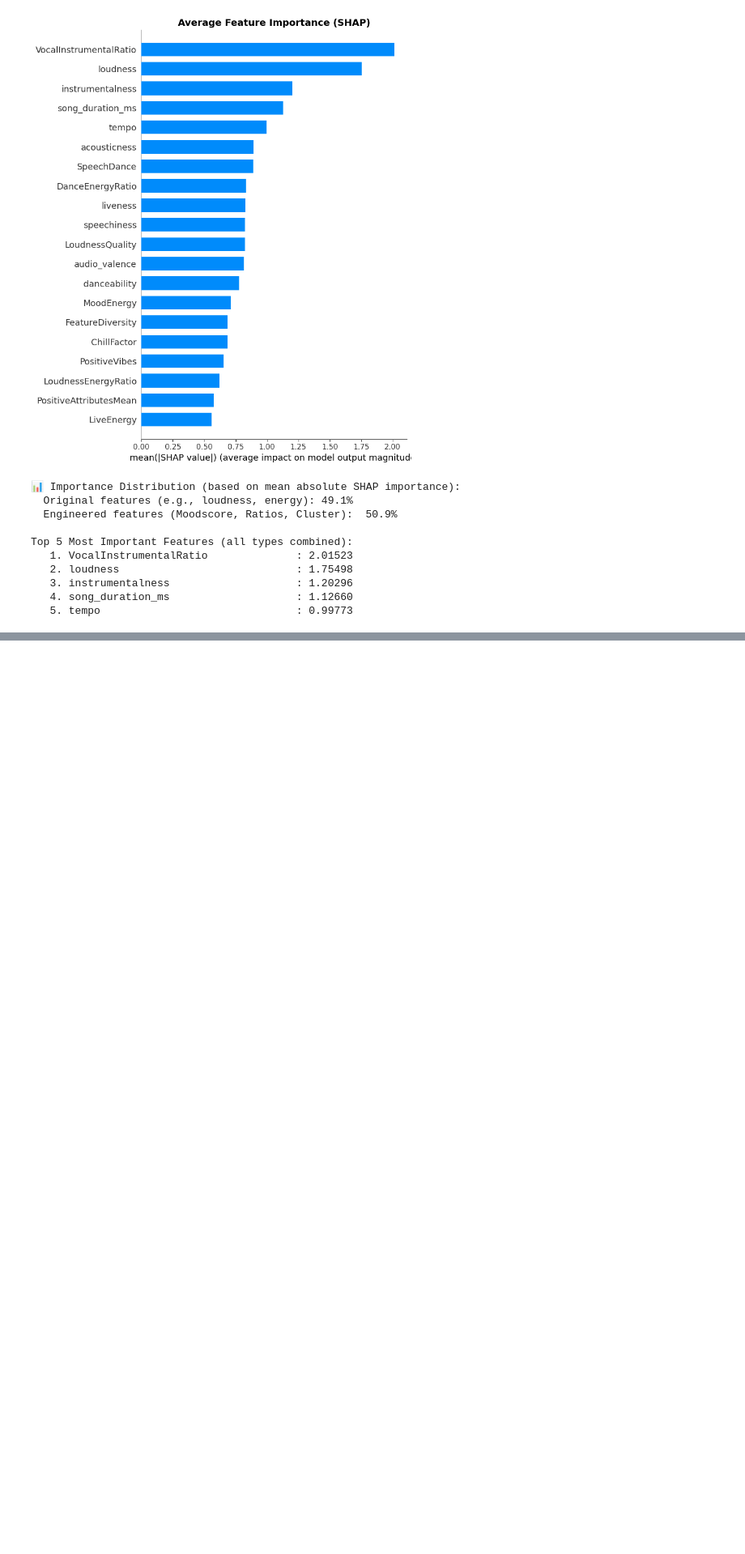
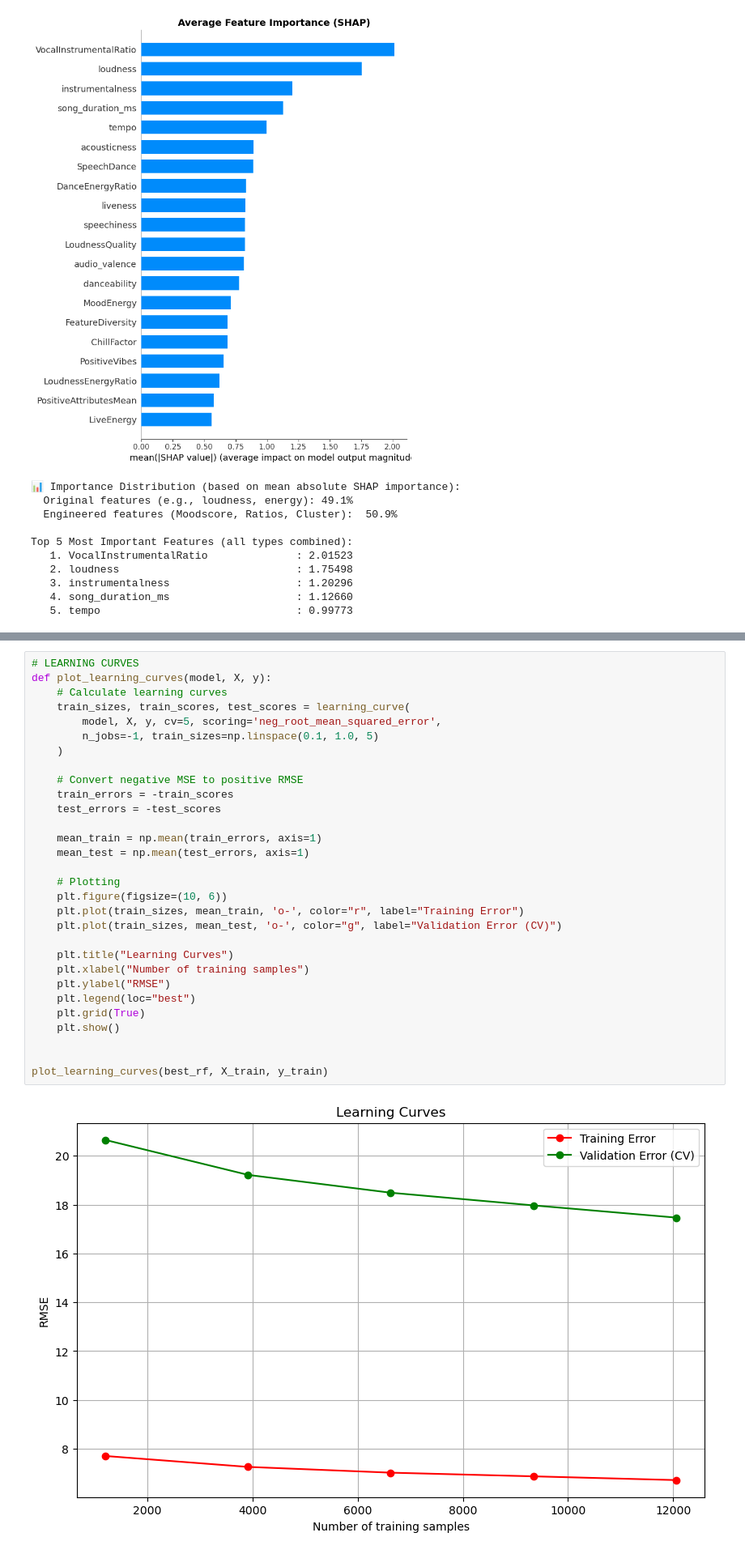
Before and after one commit to theobled/Project-Machine_Learning, a Jupyter notebook: Projet_Machine_Learning.ipynb, the cells around one changed output, grey strips where cells are left out. Shown at 81% size. Saved outputs shown, nothing was run; the diff lists cells and outputs as text; blank space fills up the shorter version.

Commit message:
ajout de methodes pour voir l'overfitting les learning curves et la cross validation

```diff
--- a/Projet_Machine_Learning.ipynb
+++ b/Projet_Machine_Learning.ipynb
@@ -1383,0 +1426,32 @@ Top 5 Most Important Features (all types combined):
+# %%
+# LEARNING CURVES
+def plot_learning_curves(model, X, y):
+    # Calculate learning curves
+    train_sizes, train_scores, test_scores = learning_curve(
+        model, X, y, cv=5, scoring='neg_root_mean_squared_error',
+        n_jobs=-1, train_sizes=np.linspace(0.1, 1.0, 5)
+    )
+
+    # Convert negative MSE to positive RMSE
+    train_errors = -train_scores
+    test_errors = -test_scores
+
+    mean_train = np.mean(train_errors, axis=1)
+    mean_test = np.mean(test_errors, axis=1)
+
+    # Plotting
+    plt.figure(figsize=(10, 6))
+    plt.plot(train_sizes, mean_train, 'o-', color="r", label="Training Error")
+    plt.plot(train_sizes, mean_test, 'o-', color="g", label="Validation Error (CV)")
+
+    plt.title("Learning Curves")
+    plt.xlabel("Number of training samples")
+    plt.ylabel("RMSE")
+    plt.legend(loc="best")
+    plt.grid(True)
+    plt.show()
+
+
+plot_learning_curves(best_rf, X_train, y_train)
+# %% [output]
+[figure, added]
```
Also changed, not shown: parts of 5 cells of this notebook, 1 other file.
